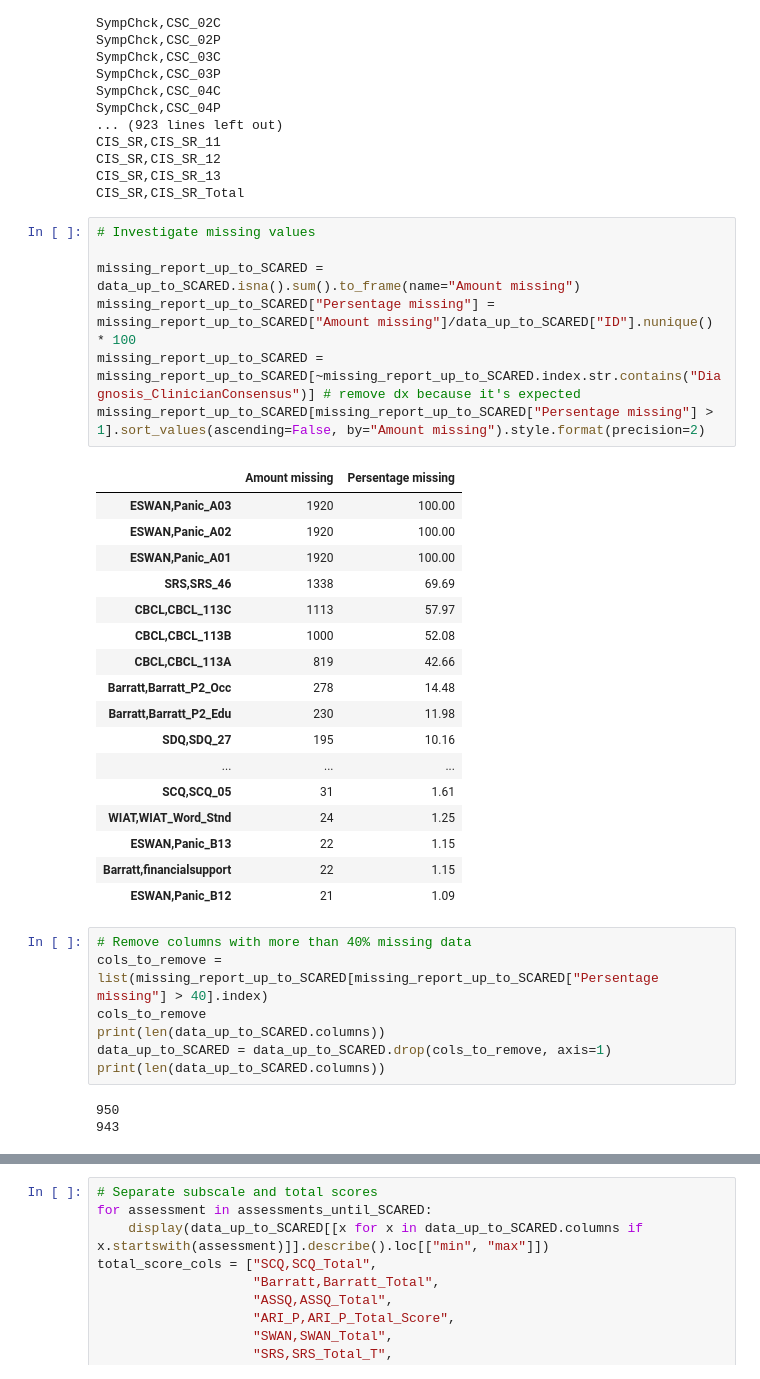
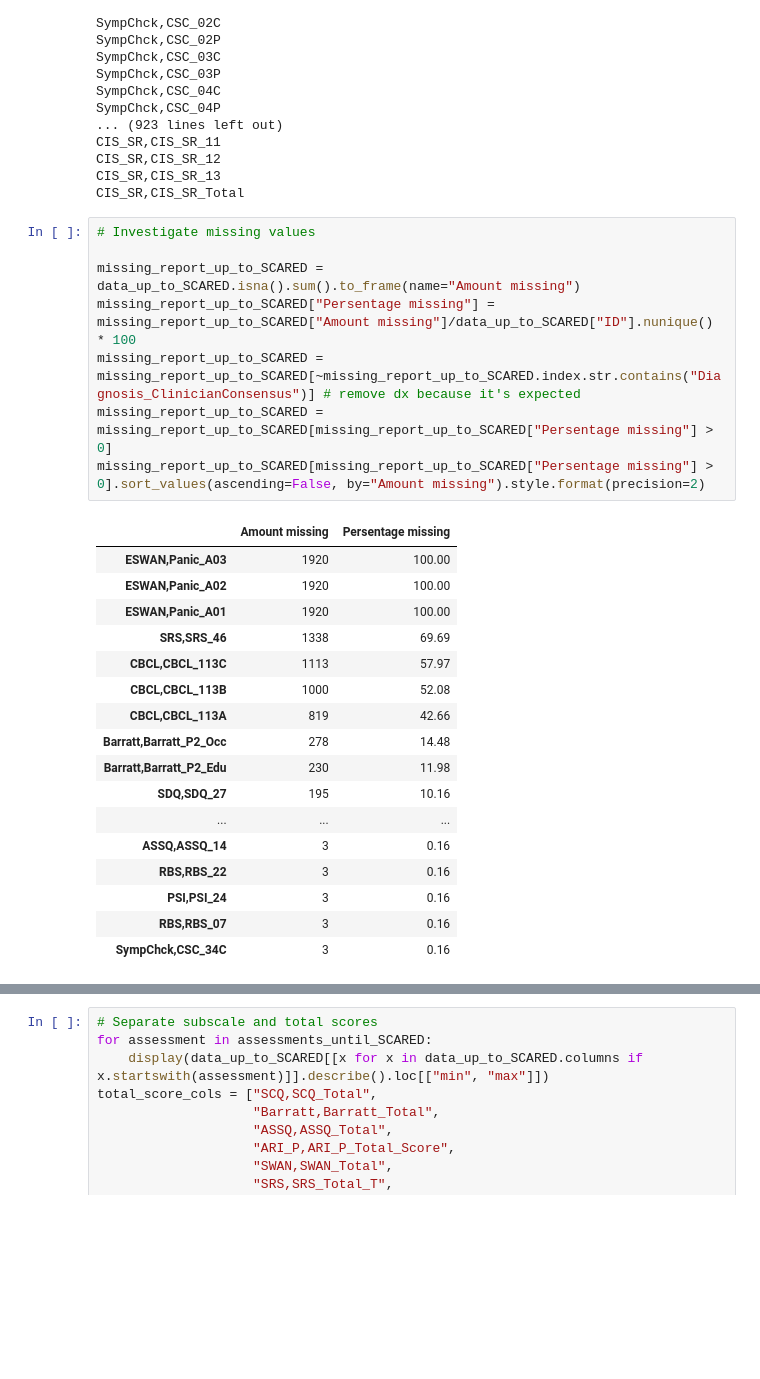
Before and after one commit to charlie42/HBN-explore, a Jupyter notebook: LORIS_data_preparation.ipynb, the cells around one changed output, grey strips where cells are left out. Cells and saved outputs as stored; diff of their text form; blank space fills up the shorter version.

Commit message:
remove columns with no variance

```diff
--- a/LORIS_data_preparation.ipynb
+++ b/LORIS_data_preparation.ipynb
@@ -378,35 +378,26 @@ CIS_SR,CIS_SR_Total
 # %%
 # Investigate missing values
 
 missing_report_up_to_SCARED = data_up_to_SCARED.isna().sum().to_frame(name="Amount missing")
 missing_report_up_to_SCARED["Persentage missing"] = missing_report_up_to_SCARED["Amount missing"]/data_up_to_SCARED["ID"].nunique() * 100
 missing_report_up_to_SCARED = missing_report_up_to_SCARED[~missing_report_up_to_SCARED.index.str.contains("Diagnosis_ClinicianConsensus")] # remove dx because it's expected
-missing_report_up_to_SCARED[missing_report_up_to_SCARED["Persentage missing"] > 1].sort_values(ascending=False, by="Amount missing").style.format(precision=2)
+missing_report_up_to_SCARED = missing_report_up_to_SCARED[missing_report_up_to_SCARED["Persentage missing"] > 0]
+missing_report_up_to_SCARED[missing_report_up_to_SCARED["Persentage missing"] > 0].sort_values(ascending=False, by="Amount missing").style.format(precision=2)
 # %% [output]
 |  | Amount missing | Persentage missing |
 | ESWAN,Panic_A03 | 1920 | 100.00 |
 | ESWAN,Panic_A02 | 1920 | 100.00 |
 | ESWAN,Panic_A01 | 1920 | 100.00 |
 | SRS,SRS_46 | 1338 | 69.69 |
 | CBCL,CBCL_113C | 1113 | 57.97 |
 | CBCL,CBCL_113B | 1000 | 52.08 |
 | CBCL,CBCL_113A | 819 | 42.66 |
 | Barratt,Barratt_P2_Occ | 278 | 14.48 |
 | Barratt,Barratt_P2_Edu | 230 | 11.98 |
 | SDQ,SDQ_27 | 195 | 10.16 |
 | ... | ... | ... |
-| SCQ,SCQ_05 | 31 | 1.61 |
-| WIAT,WIAT_Word_Stnd | 24 | 1.25 |
-| ESWAN,Panic_B13 | 22 | 1.15 |
-| Barratt,financialsupport | 22 | 1.15 |
-| ESWAN,Panic_B12 | 21 | 1.09 |
+| ASSQ,ASSQ_14 | 3 | 0.16 |
+| RBS,RBS_22 | 3 | 0.16 |
+| PSI,PSI_24 | 3 | 0.16 |
+| RBS,RBS_07 | 3 | 0.16 |
+| SympChck,CSC_34C | 3 | 0.16 |
-# %%
-# Remove columns with more than 40% missing data
-cols_to_remove = list(missing_report_up_to_SCARED[missing_report_up_to_SCARED["Persentage missing"] > 40].index)
-cols_to_remove
-print(len(data_up_to_SCARED.columns))
-data_up_to_SCARED = data_up_to_SCARED.drop(cols_to_remove, axis=1)
-print(len(data_up_to_SCARED.columns))
-# %% [output]
-950
-943
```
Also changed, not shown: parts of 14 cells of this notebook.
